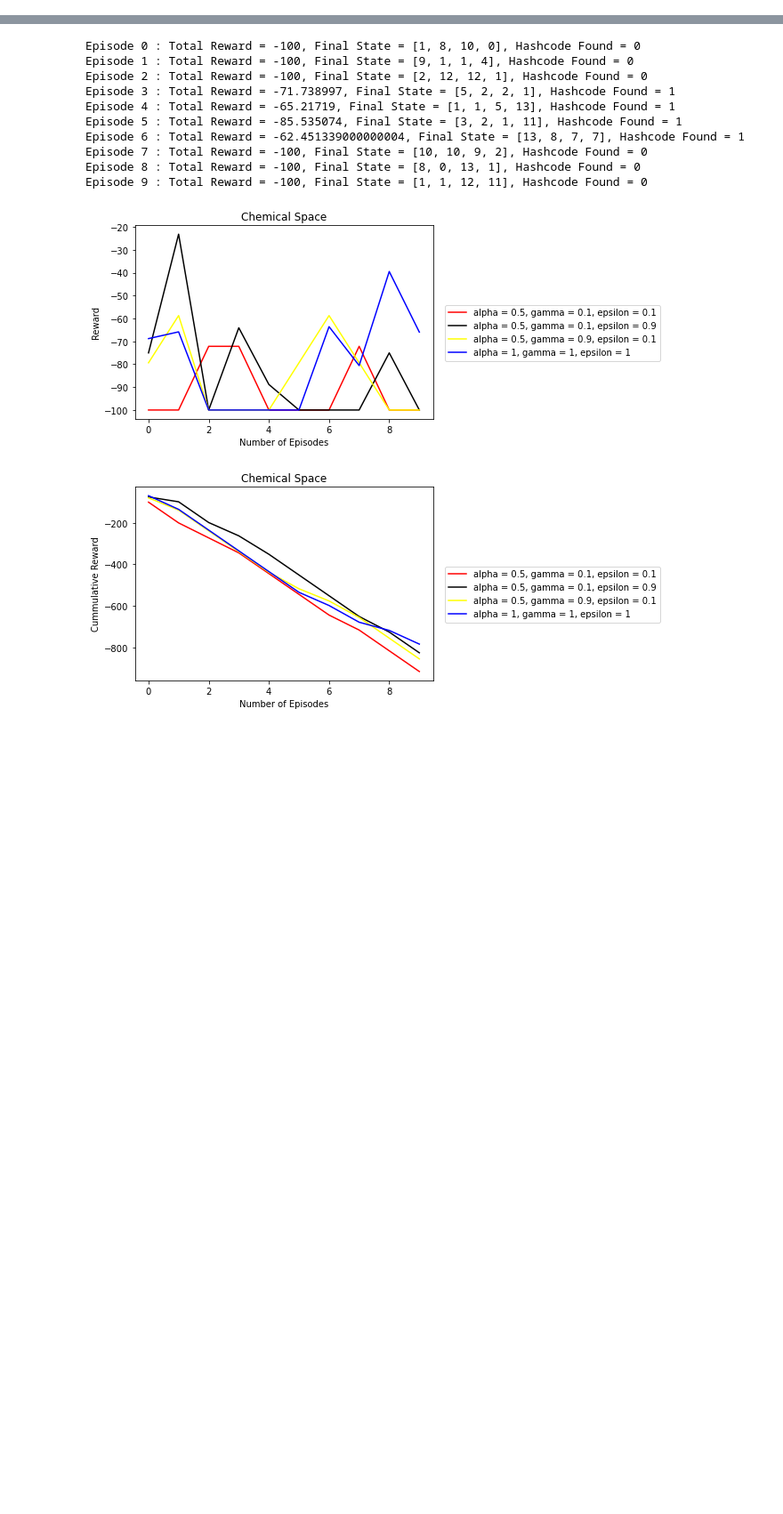
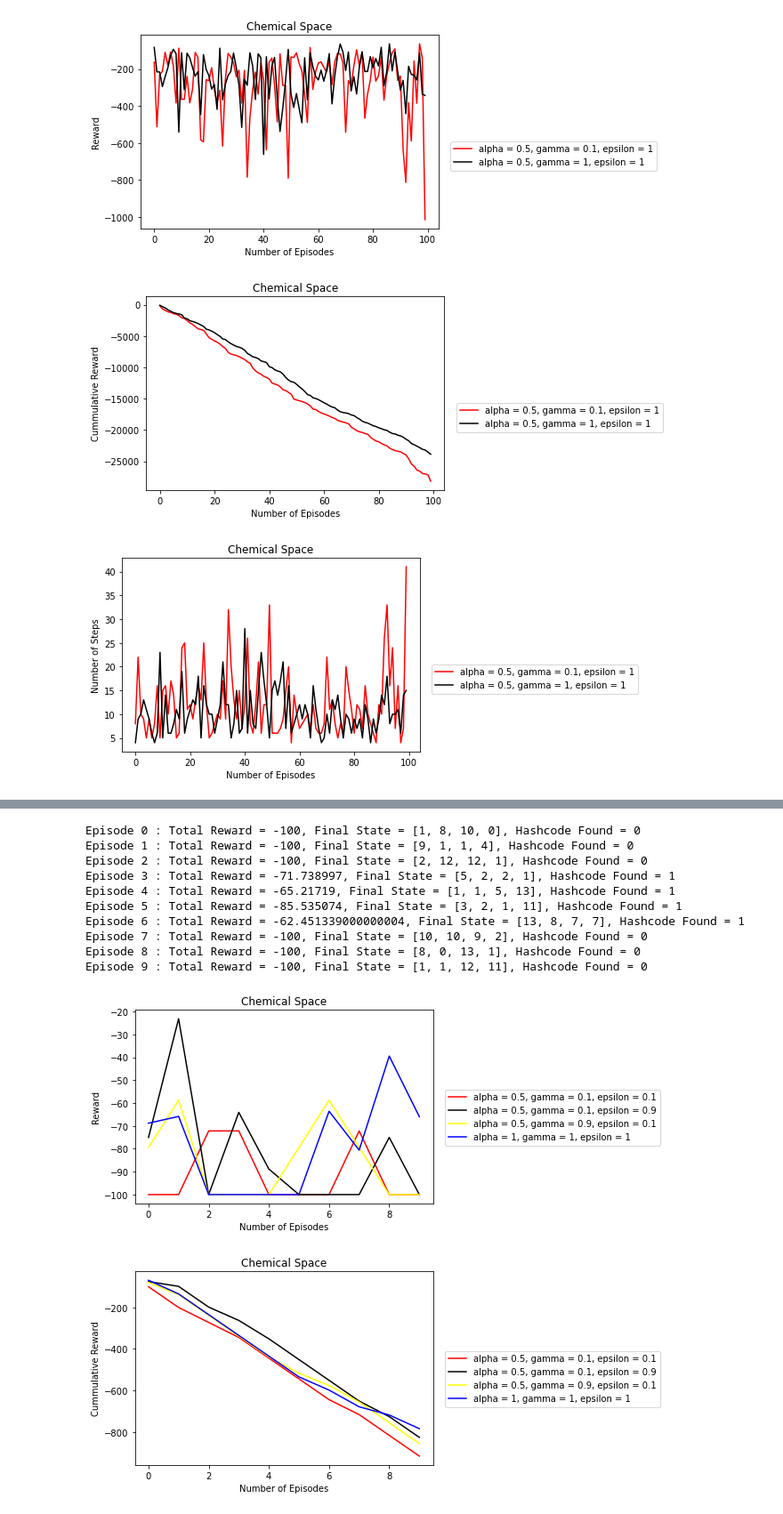
Before and after one commit to AditiRupade/Learning-shortcuts-in-chemical-space-using-Reinforcement-Learning, a Jupyter notebook: Reinforcement_Learning_Model_for_chemical_space.ipynb, the cells around one changed output, grey strips where cells are left out. Shown at 89% size. Cells and saved outputs as stored; diff of their text form; code cells hidden in the pictures; blank space fills up the shorter version.

```diff
--- a/Reinforcement_Learning_Model_for_chemical_space.ipynb
+++ b/Reinforcement_Learning_Model_for_chemical_space.ipynb
@@ -265,0 +576,80 @@ Adding new states to one policy N+1 in Q matrix
+# %%
+episodes = 1000
+test_episodes = np.arange(0,100,1)
+#max_Q = np.zeros(len(episodes), dtype=float)
+
+alpha = [0.5,0.5]
+gamma = [0.1,1]
+epsilon = [1,1]
+
+random_color=['red', 'black', 'yellow', 'blue']
+
+fig1,ax1 = plt.subplots()
+fig2,ax2 = plt.subplots()
+fig3,ax3 = plt.subplots()
+fig4,ax4 = plt.subplots()
+for m in range(len(alpha)):
+    reward = []
+    cumm_reward = []
+    max_Q = []
+    tot_reward = 0
+    total_steps = []
+    e = epsilon[m]
+
+    # Reset Database
+    ligand_rewards = {}
+    ligand_hash = {}
+    reset_ligand_data()
+
+    # Initialize the Q-matrix with zeros
+    Q = np.zeros((len(ligand_rewards),len(molecule_list)))
+
+    # Train the agent for the specified number of episodes
+    for j in range(episodes):
+
+        # Reduce value of epsilon as we progess in the algorithm
+        if j == int(episodes/8):
+            e = 0.2
+        elif j == int(episodes/4):
+            e = 0.5
+        elif j == int(episodes/2):
+            e = 0.7
+
+        _, _, Q, _ = run_episodev1_1(Q, alpha[m], gamma[m], e)
+        max_Q.append(Q[0].max())
+
+    ax4.plot(np.arange(0,episodes,1), max_Q, label = 'alpha = {}, gamma = {}, epsilon = {}'.format(alpha[m], gamma[m], epsilon[m]), color=random_color[m])
+
+    # Test agent and evaluate performance
+    for j in range(len(test_episodes)):
+        R, _, Q, steps = run_episodev1_1(Q, alpha[m], gamma[m], e, training = False)
+        reward.append(R)
+        tot_reward += R
+        cumm_reward.append(tot_reward)
+        total_steps.append(steps)
+
+    ax1.plot(test_episodes, reward, label = 'alpha = {}, gamma = {}, epsilon = {}'.format(alpha[m], gamma[m], epsilon[m]), color=random_color[m])
+    ax2.plot(test_episodes, cumm_reward, label = 'alpha = {}, gamma = {}, epsilon = {}'.format(alpha[m], gamma[m], epsilon[m]), color=random_color[m])
+    ax3.plot(test_episodes, total_steps, label = 'alpha = {}, gamma = {}, epsilon = {}'.format(alpha[m], gamma[m], epsilon[m]), color=random_color[m])
+
+ax1.legend(loc=(1.04,0.3))
+ax2.legend(loc=(1.04,0.3))
+ax3.legend(loc=(1.04,0.3))
+ax4.legend(loc=(1.04,0.3))
+ax1.set_title('Chemical Space')
+ax1.set_xlabel('Number of Episodes')
+ax1.set_ylabel('Reward')
+ax2.set_title('Chemical Space')
+ax2.set_xlabel('Number of Episodes')
+ax2.set_ylabel('Cummulative Reward')
+ax3.set_title('Chemical Space')
+ax3.set_xlabel('Number of Episodes')
+ax3.set_ylabel('Number of Steps')
+ax4.set_title('Chemical Space')
+ax4.set_xlabel('Number of Episodes')
+ax4.set_ylabel('Maximum of Q (Start)')
+plt.show()
+# %% [output]
+[figure, added]
+[figure, added]
+[figure, added]
```
Also changed, not shown: parts of 33 cells of this notebook.
